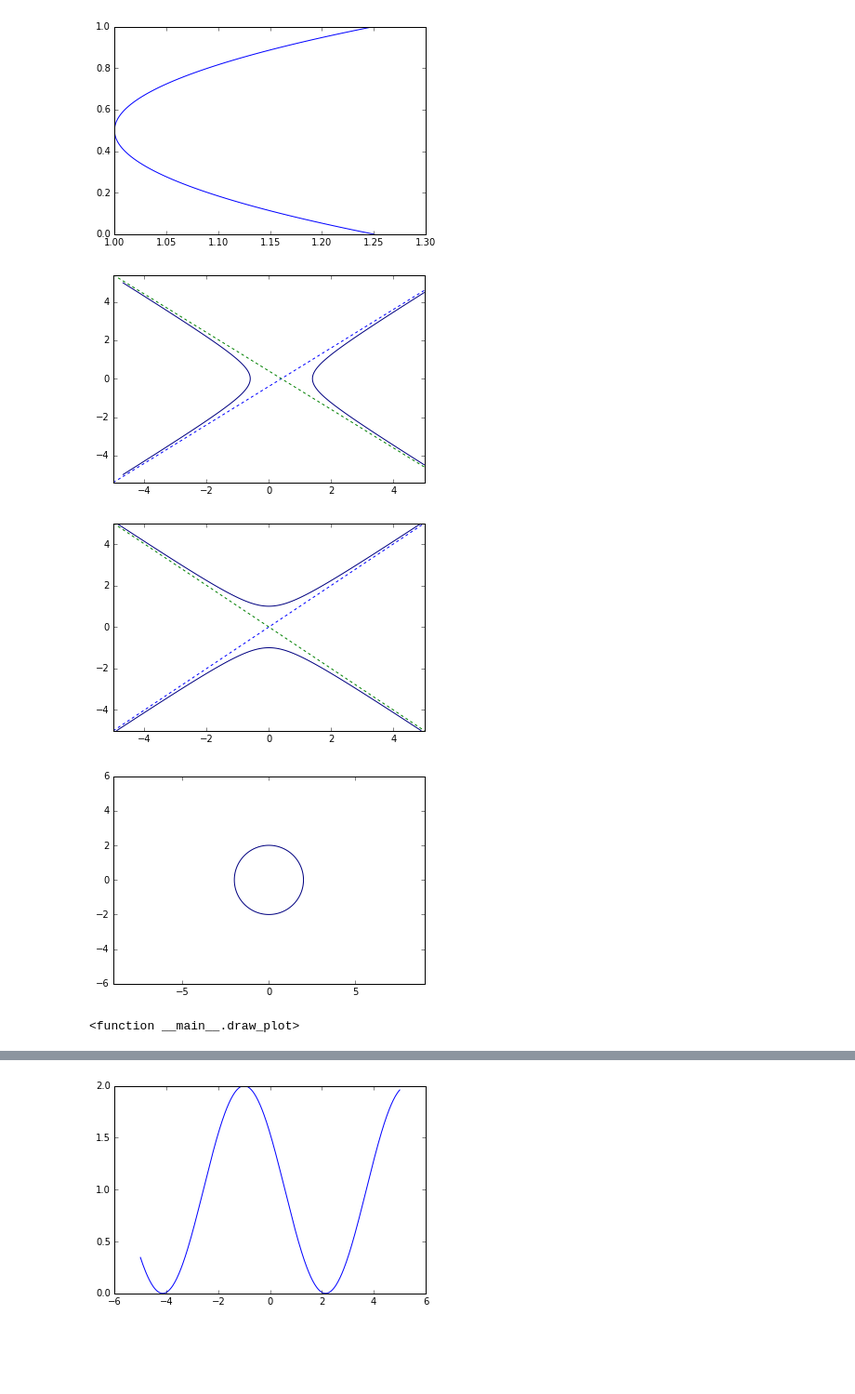
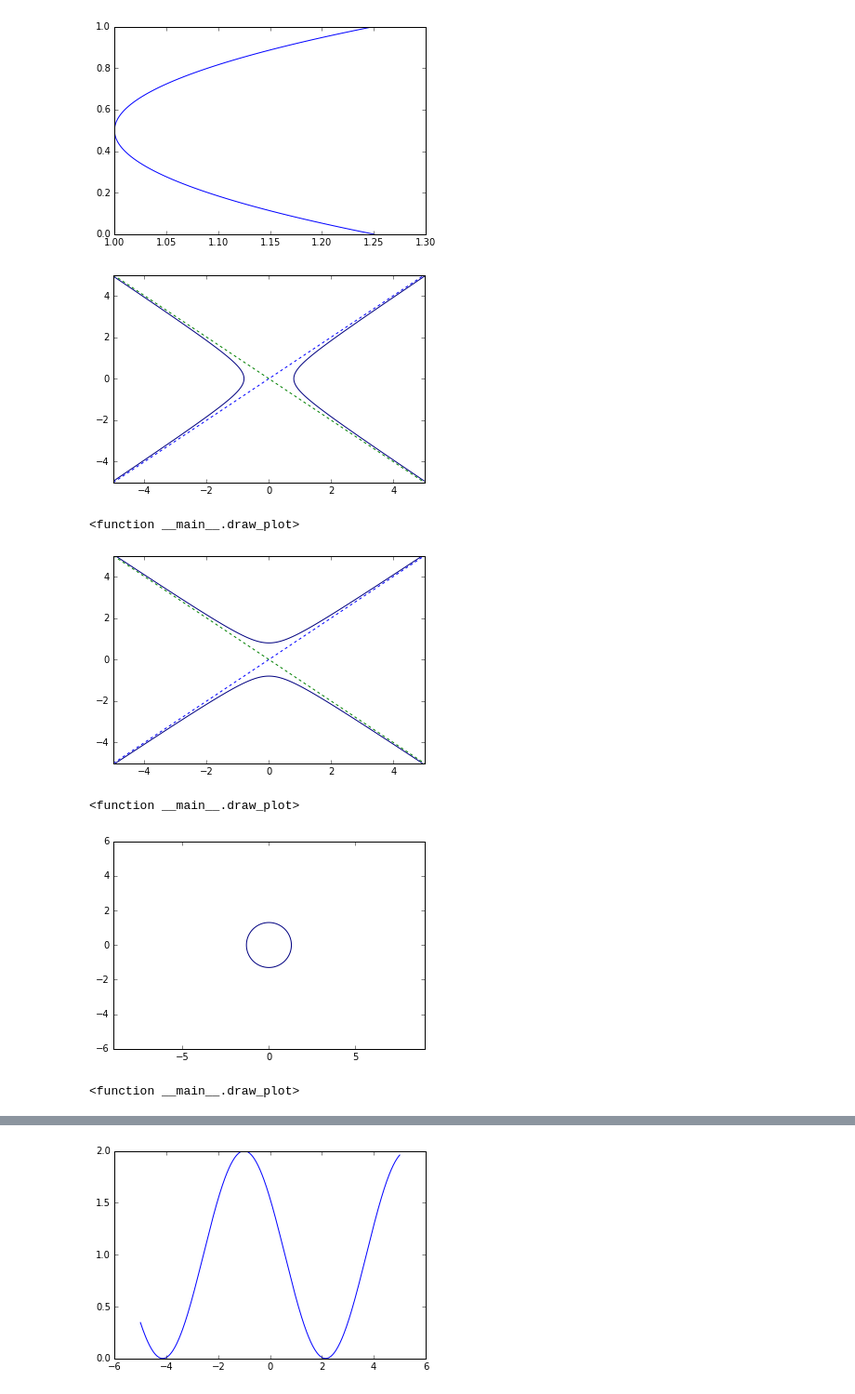
Before and after one commit to alexrisman/graphing_notebooks, a Jupyter notebook: graphing_examples.ipynb, the cells around one changed output, grey strips where cells are left out. Shown at 93% size. Cells and saved outputs as stored; diff of their text form; code cells hidden in the pictures; blank space fills up the shorter version.

```diff
--- a/graphing_examples.ipynb
+++ b/graphing_examples.ipynb
@@ -98,19 +97,20 @@ interact(draw_plot, a=(1.), h=(.5), k=(1.))
 # %%
 # 7. hyperbola horizontal form
 def draw_plot(a, b, h, k):
     x = np.linspace(-5, 5, 400)
     y = np.linspace(-5, 5, 400)
     asymptote_1 = k + 1.*b/a*(x - h)
     asymptote_2 = k - 1.*b/a*(x - h)
     plt.plot(list(x), list(asymptote_1), dashes=[3, 3])
     plt.plot(list(x), list(asymptote_2), dashes=[3, 3])
     x, y = np.meshgrid(x, y)
     plt.contour(x, y,((x-h)**2/a**2 - (y-k)**2/b**2), [1])
     plt.show()
 
-interact(draw_plot, a=(1.), b=(1.), h=(-2.,2.), k=(-2.,2.))
+interact(draw_plot, a=(-1., 3., .3), b=(-1., 3., .3), h=(-2.,2.), k=(-2.,2.))
 # %% [output]
-[figure, old version]
+[figure, new version]
+<function __main__.draw_plot>
 # %%
 # 8. hyperbola vertical form
 def draw_plot(a, b, h, k):
@@ -124,9 +124,10 @@ def draw_plot(a, b, h, k):
     plt.contour(x, y,((y-h)**2/a**2 -(x-k)**2/b**2), [1])
     plt.show()
 
-interact(draw_plot, a=(1.), b=(1.), h=(-2.,2.), k=(-2.,2.))
+interact(draw_plot, a=(-1., 3., .3), b=(-1., 3., .3), h=(-2.,2.), k=(-2.,2.))
 # %% [output]
-[figure, old version]
+[figure, new version]
+<function __main__.draw_plot>
 # %%
 # 9. circle standard form
 def draw_plot(R, h, k):
@@ -137,9 +138,9 @@ def draw_plot(R, h, k):
     plt.axis('equal')
     plt.show()
 
-interact(draw_plot, R=(2.),  h=(-2.,2.), k=(-2.,2.))
+interact(draw_plot, R=(-2., 5., .3),  h=(-2.,2.), k=(-2.,2.))
 # %% [output]
-[figure, old version]
+[figure, new version]
 <function __main__.draw_plot>
 # %%
 # 10. ellipse standard form
```
Also changed, not shown: parts of 3 cells of this notebook.
